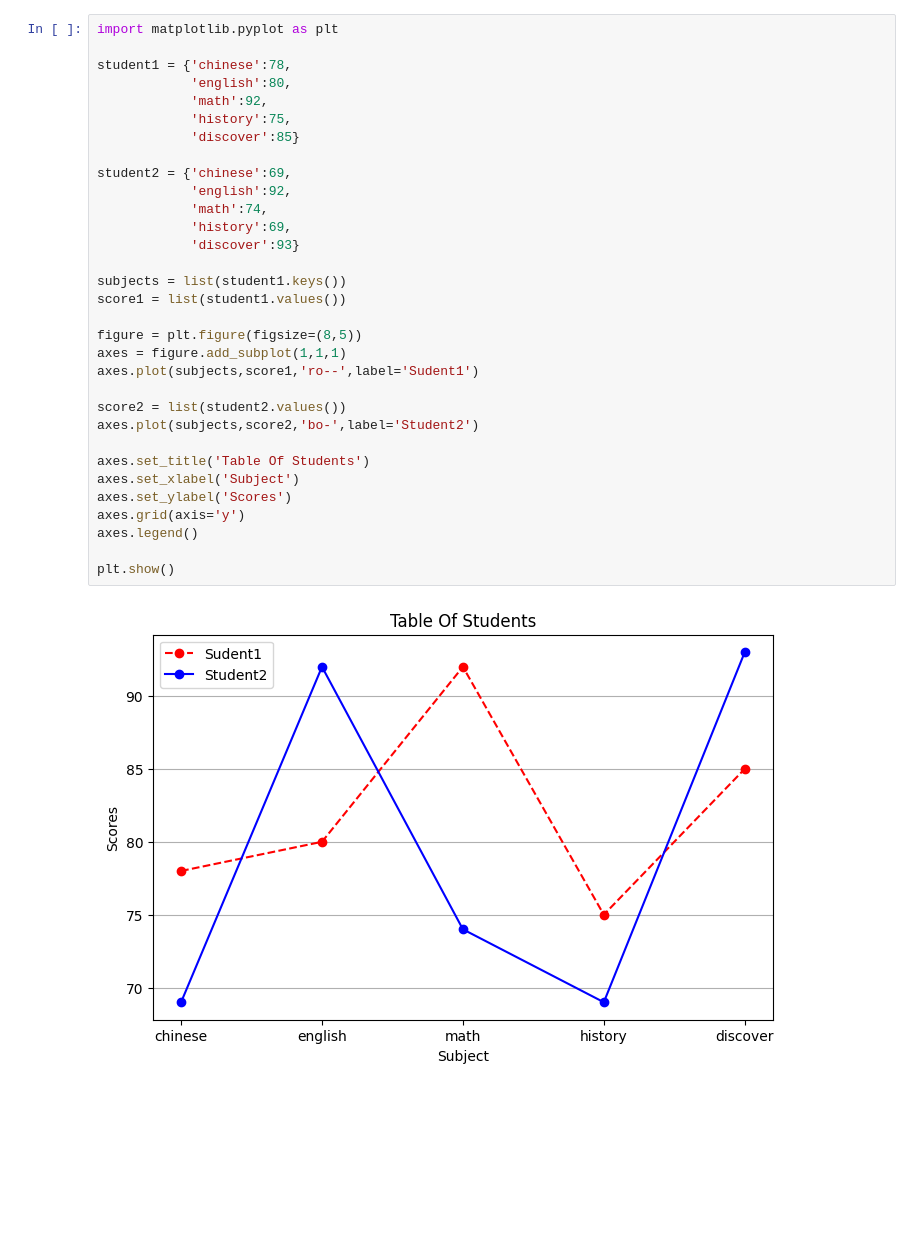
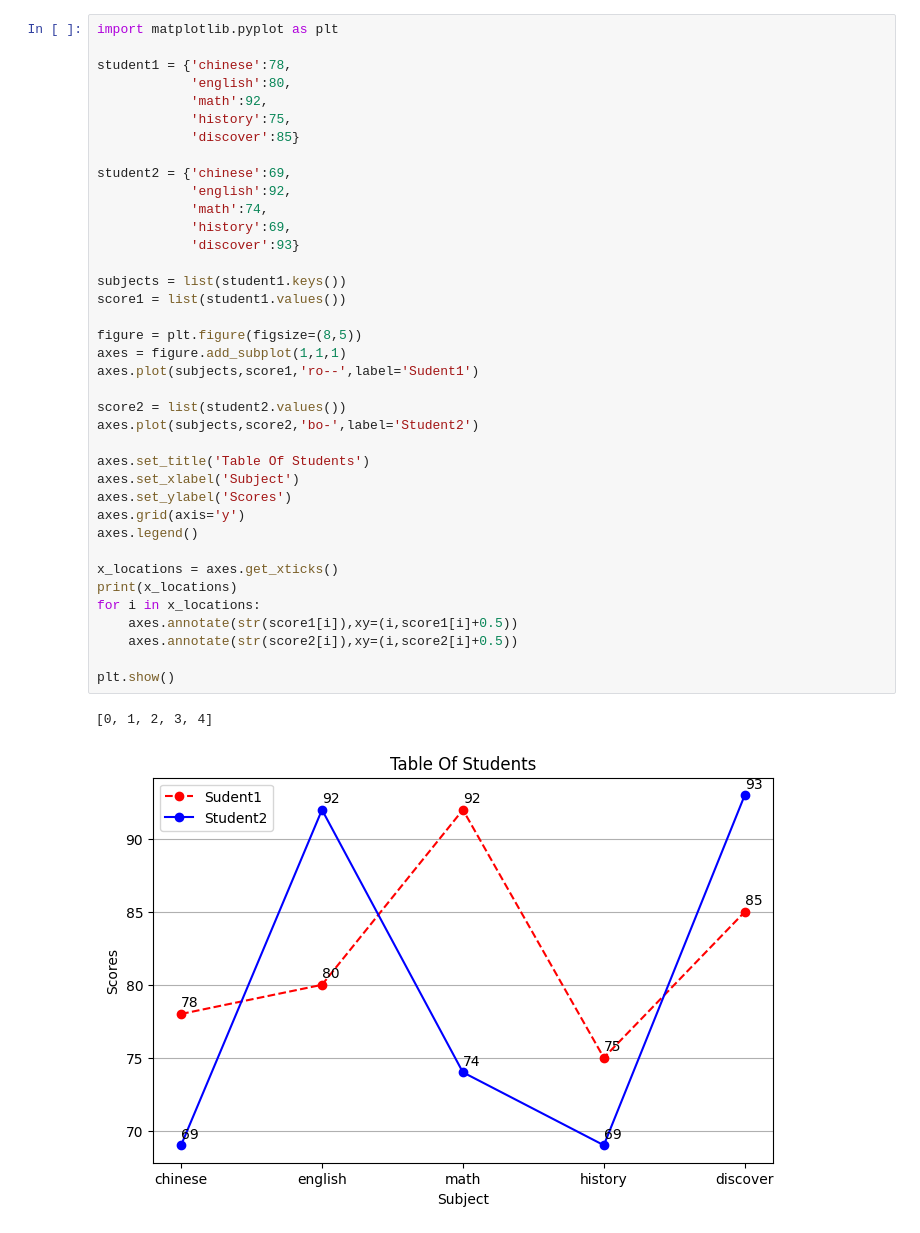
Before and after one commit to roberthsu2003/__2024_07_01_Shilin_python__, a Jupyter notebook: lesson15/lesson15_1.ipynb, the cells around one changed output. Saved outputs shown, nothing was run; the diff lists cells and outputs as text; blank space fills up the shorter version.

```diff
--- a/lesson15/lesson15_1.ipynb
+++ b/lesson15/lesson15_1.ipynb
@@ -4,31 +4,38 @@ import matplotlib.pyplot as plt
 student1 = {'chinese':78,
             'english':80,
             'math':92,
             'history':75,
             'discover':85}
 
 student2 = {'chinese':69,
             'english':92,
             'math':74,
             'history':69,
             'discover':93}
 
 subjects = list(student1.keys())
 score1 = list(student1.values())
 
 figure = plt.figure(figsize=(8,5))
 axes = figure.add_subplot(1,1,1)
 axes.plot(subjects,score1,'ro--',label='Sudent1')
 
 score2 = list(student2.values())
 axes.plot(subjects,score2,'bo-',label='Student2')
 
 axes.set_title('Table Of Students')
 axes.set_xlabel('Subject')
 axes.set_ylabel('Scores')
 axes.grid(axis='y')
 axes.legend()
 
+x_locations = axes.get_xticks()
+print(x_locations)
+for i in x_locations:
+    axes.annotate(str(score1[i]),xy=(i,score1[i]+0.5))
+    axes.annotate(str(score2[i]),xy=(i,score2[i]+0.5))
+
 plt.show()
 # %% [output]
+[0, 1, 2, 3, 4]
-[figure, old version]
+[figure, new version]
```
